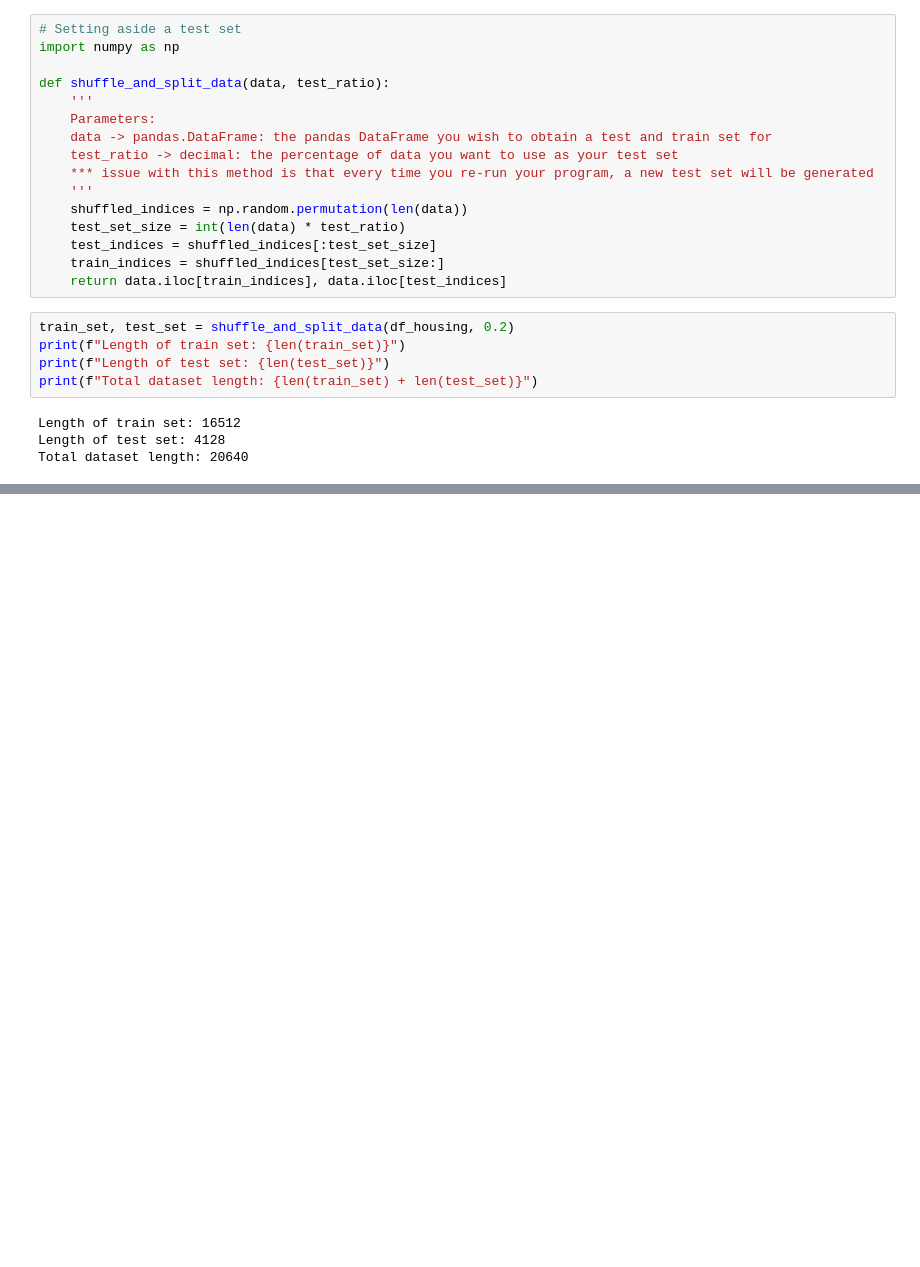
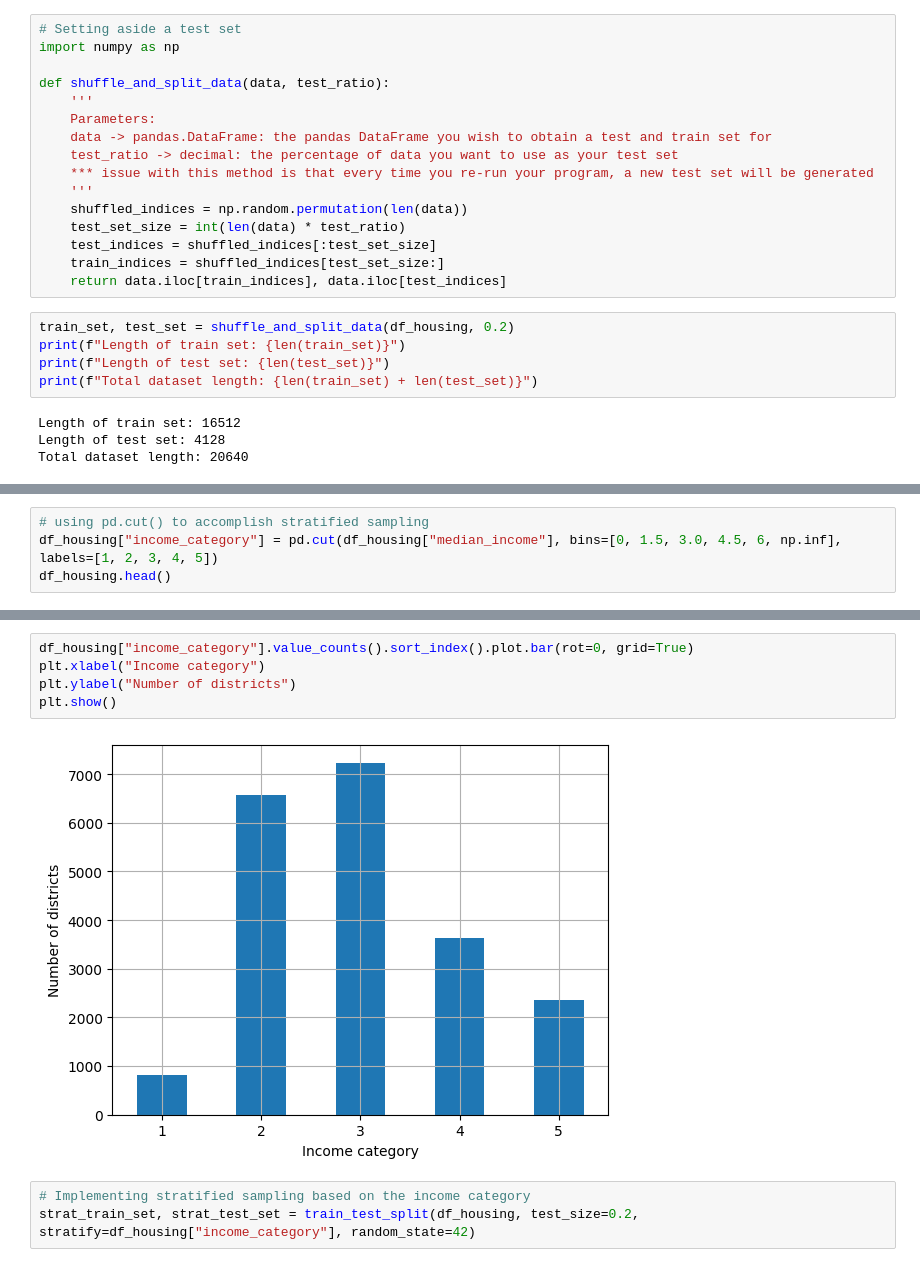
Before and after one commit to TevinAchong/hands-on-ml, a Jupyter notebook: chapter_02/chapter_02.ipynb, the cells around one changed output, grey strips where cells are left out. Cells and saved outputs as stored; diff of their text form; blank space fills up the shorter version.

Commit message:
stratified sampling

```diff
--- a/chapter_02/chapter_02.ipynb
+++ b/chapter_02/chapter_02.ipynb
@@ -113,0 +135,4 @@ def split_data_with_id_hash(data, test_ratio, id_column):
+# %%
+# using pd.cut() to accomplish stratified sampling
+df_housing["income_category"] = pd.cut(df_housing["median_income"], bins=[0, 1.5, 3.0, 4.5, 6, np.inf], labels=[1, 2, 3, 4, 5])
+df_housing.head()
@@ -113,0 +146,10 @@ def split_data_with_id_hash(data, test_ratio, id_column):
+# %%
+df_housing["income_category"].value_counts().sort_index().plot.bar(rot=0, grid=True)
+plt.xlabel("Income category")
+plt.ylabel("Number of districts")
+plt.show()
+# %% [output]
+[figure, added]
+# %%
+# Implementing stratified sampling based on the income category
+strat_train_set, strat_test_set = train_test_split(df_housing, test_size=0.2, stratify=df_housing["income_category"], random_state=42)
```
Also changed, not shown: parts of 9 cells of this notebook.
